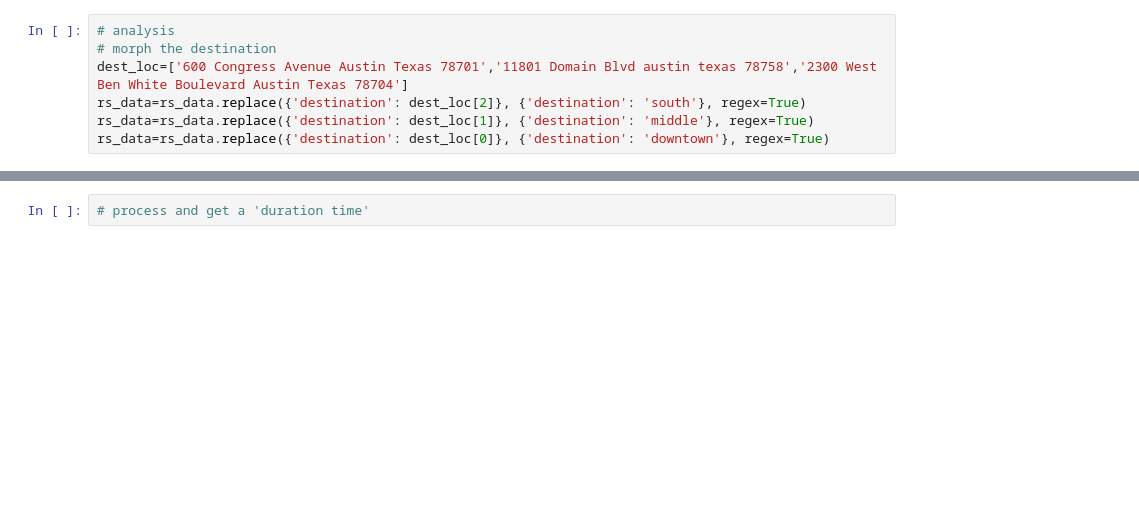
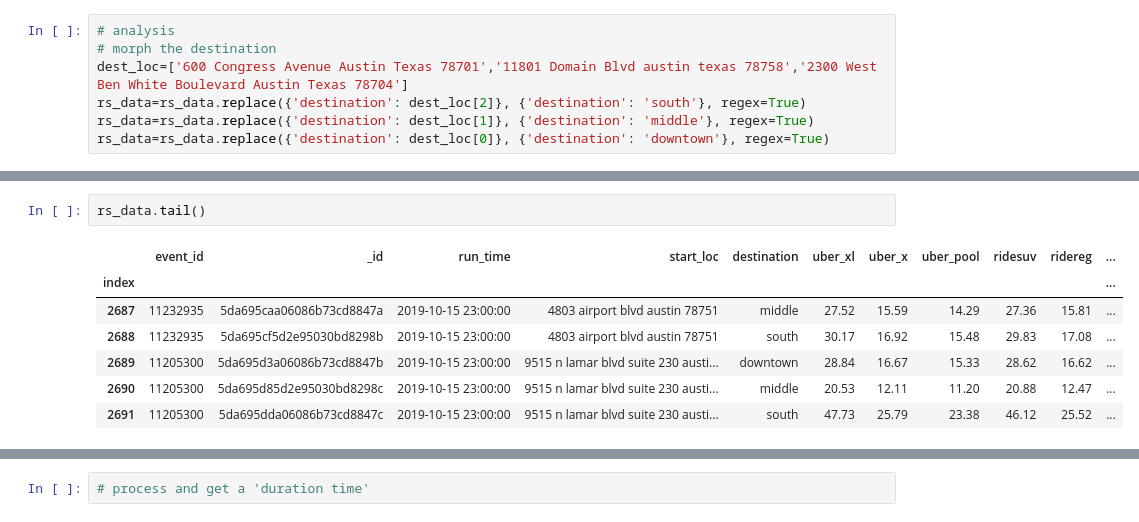
Before and after one commit to rt0161/Ridesharing_data_manipulate, a Jupyter notebook: RideshareDataEval.ipynb, the cells around one changed output, grey strips where cells are left out. Saved outputs shown, nothing was run; the diff lists cells and outputs as text; blank space fills up the shorter version.

```diff
--- a/RideshareDataEval.ipynb
+++ b/RideshareDataEval.ipynb
@@ -88,0 +108,10 @@ rs_data=rs_data.replace({'destination': dest_loc[0]}, {'destination': 'downtown'
+# %%
+rs_data.tail()
+# %% [output]
+|  | event_id | _id | run_time | start_loc | destination | uber_xl | uber_x | uber_pool | ridesuv | ridereg | ... |
+| index |  |  |  |  |  |  |  |  |  |  | ... |
+| 2687 | 11232935 | 5da695caa06086b73cd8847a | 2019-10-15 23:00:00 | 4803 airport blvd austin 78751 | middle | 27.52 | 15.59 | 14.29 | 27.36 | 15.81 | ... |
+| 2688 | 11232935 | 5da695cf5d2e95030bd8298b | 2019-10-15 23:00:00 | 4803 airport blvd austin 78751 | south | 30.17 | 16.92 | 15.48 | 29.83 | 17.08 | ... |
+| 2689 | 11205300 | 5da695d3a06086b73cd8847b | 2019-10-15 23:00:00 | 9515 n lamar blvd suite 230 austi... | downtown | 28.84 | 16.67 | 15.33 | 28.62 | 16.62 | ... |
+| 2690 | 11205300 | 5da695d85d2e95030bd8298c | 2019-10-15 23:00:00 | 9515 n lamar blvd suite 230 austi... | middle | 20.53 | 12.11 | 11.20 | 20.88 | 12.47 | ... |
+| 2691 | 11205300 | 5da695dda06086b73cd8847c | 2019-10-15 23:00:00 | 9515 n lamar blvd suite 230 austi... | south | 47.73 | 25.79 | 23.38 | 46.12 | 25.52 | ... |
```
Also changed, not shown: parts of 12 cells of this notebook.
